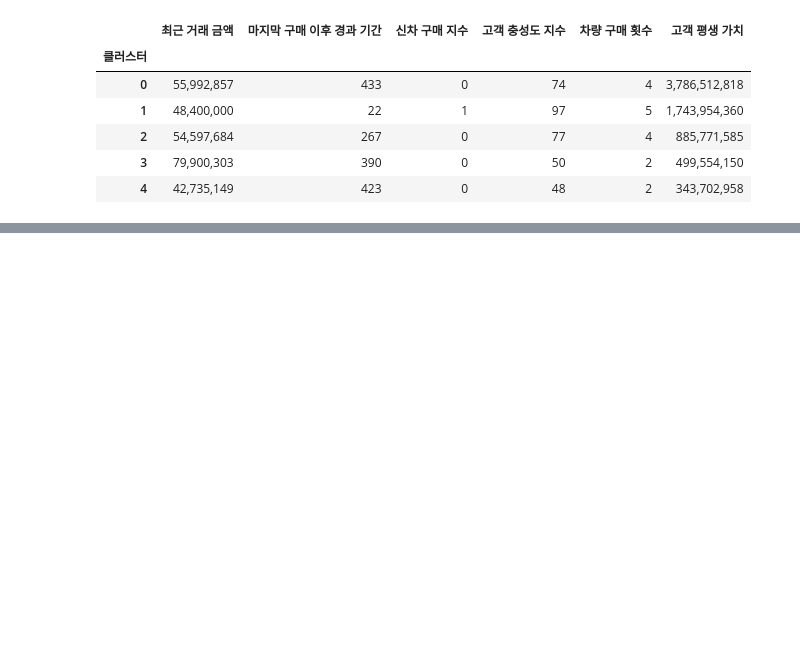
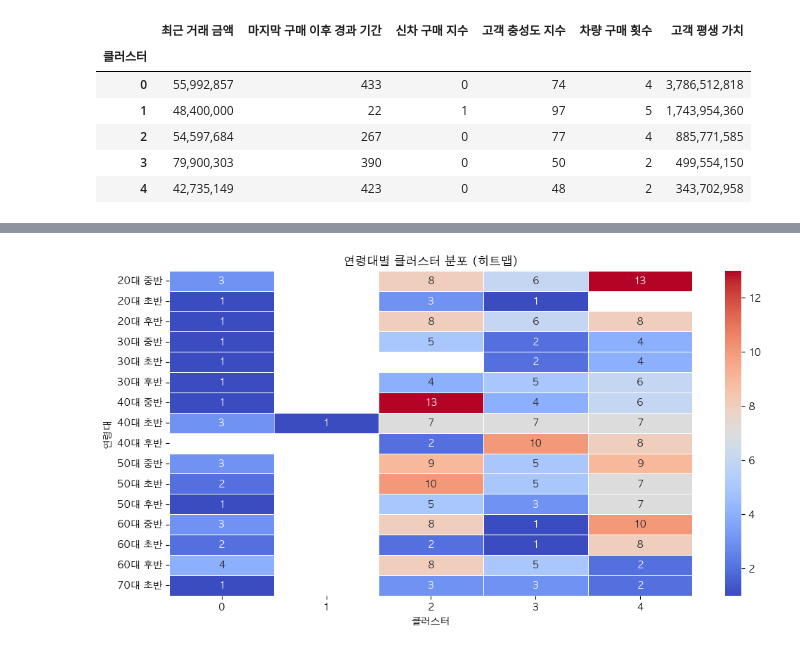
Before and after one commit to CodeWorks-hi/hyundai-crm-platform, a Jupyter notebook: jupyter/customer.ipynb, the cells around one changed output, grey strips where cells are left out. Saved outputs shown, nothing was run; the diff lists cells and outputs as text; code cells hidden in the pictures; blank space fills up the shorter version.

```diff
--- a/jupyter/customer.ipynb
+++ b/jupyter/customer.ipynb
@@ -365,0 +396,15 @@ df.groupby('클러스터')[['최근 거래 금액','마지막 구매 이후 경
+# %%
+# 연령대별 클러스터 고객 수 집계
+age_cluster_counts = df.groupby(['연령대', '클러스터']).size().unstack()
+
+# 히트맵 시각화
+plt.figure(figsize=(12, 6))
+sb.heatmap(age_cluster_counts, annot=True, fmt=".0f", cmap="coolwarm", linewidths=0.5)
+
+# 그래프 스타일 설정
+plt.title('연령대별 클러스터 분포 (히트맵)')
+plt.xlabel('클러스터')
+plt.ylabel('연령대')
+plt.show()
+# %% [output]
+[figure, added]
```
Also changed, not shown: parts of 17 cells of this notebook.
